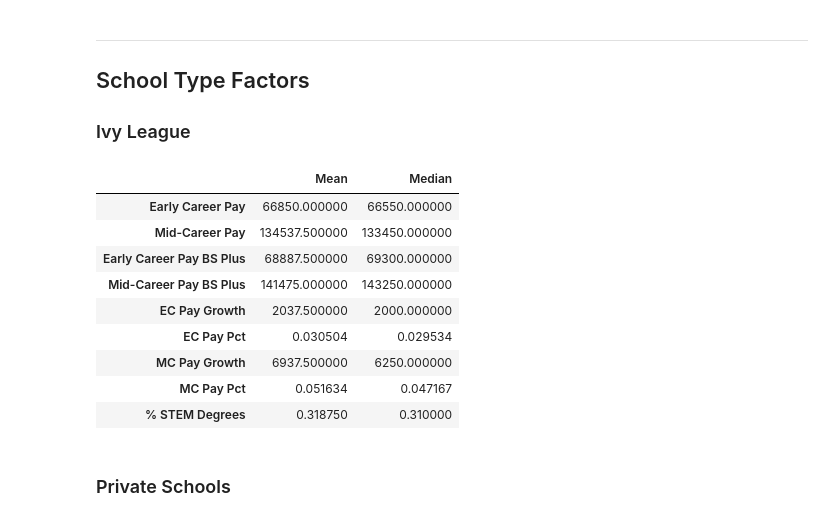
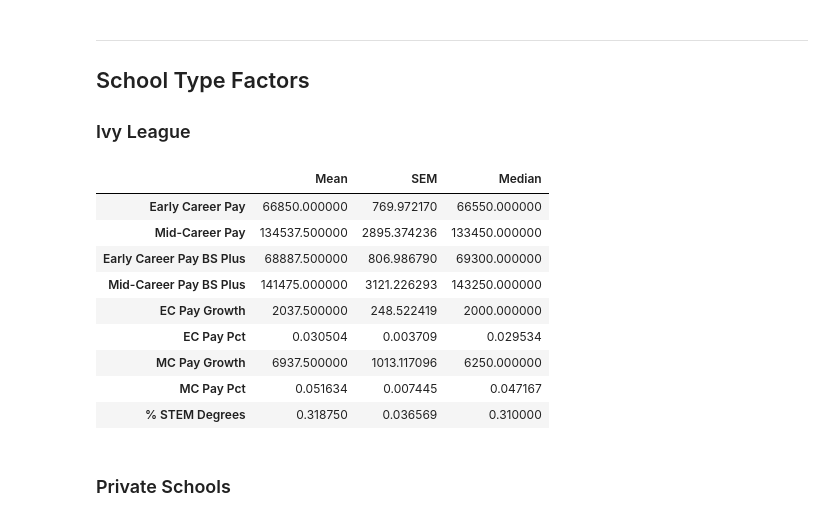
Before and after one commit to rohitrao1/Analysis-of-Higher-Education, a Jupyter notebook: ABComp.ipynb, the cells around one changed output. Cells and saved outputs as stored; diff of their text form; code cells hidden in the pictures.

```diff
--- a/ABComp.ipynb
+++ b/ABComp.ipynb
@@ -102,37 +147,34 @@ display(ivylg_data)
 ## School Type Factors
 ### Ivy League
 # %%
-#  Mean info
-ivylg_mean = ivylg_data[["Early Career Pay", "Mid-Career Pay",
+# Get a subset of overall data for calculations
+ivylg_strip = ivylg_data[["Early Career Pay", "Mid-Career Pay",
                          "Early Career Pay BS Plus", "Mid-Career Pay BS Plus",
                          "EC Pay Growth", "EC Pay Pct", "MC Pay Growth", "MC Pay Pct",
                          "% STEM Degrees"
-                        ]].mean()
+                        ]]
 
-#  Create summary data frame to hold all results
-ivylg_summ = pd.DataFrame(ivylg_mean, columns=["Mean"])
+# Create summary data frame to hold all results starting with mean
+ivylg_summ = pd.DataFrame(ivylg_strip.mean(), columns=["Mean"])
 
-#  Median info
-ivylg_medi = ivylg_data[["Early Career Pay", "Mid-Career Pay",
-                         "Early Career Pay BS Plus", "Mid-Career Pay BS Plus",
-                         "EC Pay Growth", "EC Pay Pct", "MC Pay Growth", "MC Pay Pct",
-                         "% STEM Degrees"
-                        ]].median()
-#  Add median info to summary
-ivylg_summ["Median"] = ivylg_medi
+# Add in SEM
+ivylg_summ["SEM"] = ivylg_strip.sem()
+
+# Add median info
+ivylg_summ["Median"] = ivylg_strip.median()
 
 ivylg_summ
 # %% [output]
-|  | Mean | Median |
-| Early Career Pay | 66850.000000 | 66550.000000 |
-| Mid-Career Pay | 134537.500000 | 133450.000000 |
-| Early Career Pay BS Plus | 68887.500000 | 69300.000000 |
-| Mid-Career Pay BS Plus | 141475.000000 | 143250.000000 |
-| EC Pay Growth | 2037.500000 | 2000.000000 |
-| EC Pay Pct | 0.030504 | 0.029534 |
-| MC Pay Growth | 6937.500000 | 6250.000000 |
-| MC Pay Pct | 0.051634 | 0.047167 |
-| % STEM Degrees | 0.318750 | 0.310000 |
+|  | Mean | SEM | Median |
+| Early Career Pay | 66850.000000 | 769.972170 | 66550.000000 |
+| Mid-Career Pay | 134537.500000 | 2895.374236 | 133450.000000 |
+| Early Career Pay BS Plus | 68887.500000 | 806.986790 | 69300.000000 |
+| Mid-Career Pay BS Plus | 141475.000000 | 3121.226293 | 143250.000000 |
+| EC Pay Growth | 2037.500000 | 248.522419 | 2000.000000 |
+| EC Pay Pct | 0.030504 | 0.003709 | 0.029534 |
+| MC Pay Growth | 6937.500000 | 1013.117096 | 6250.000000 |
+| MC Pay Pct | 0.051634 | 0.007445 | 0.047167 |
+| % STEM Degrees | 0.318750 | 0.036569 | 0.310000 |
 # %% [markdown]
 ### Private Schools
 # %%
```
Also changed, not shown: parts of 23 cells of this notebook, 4 other files.
